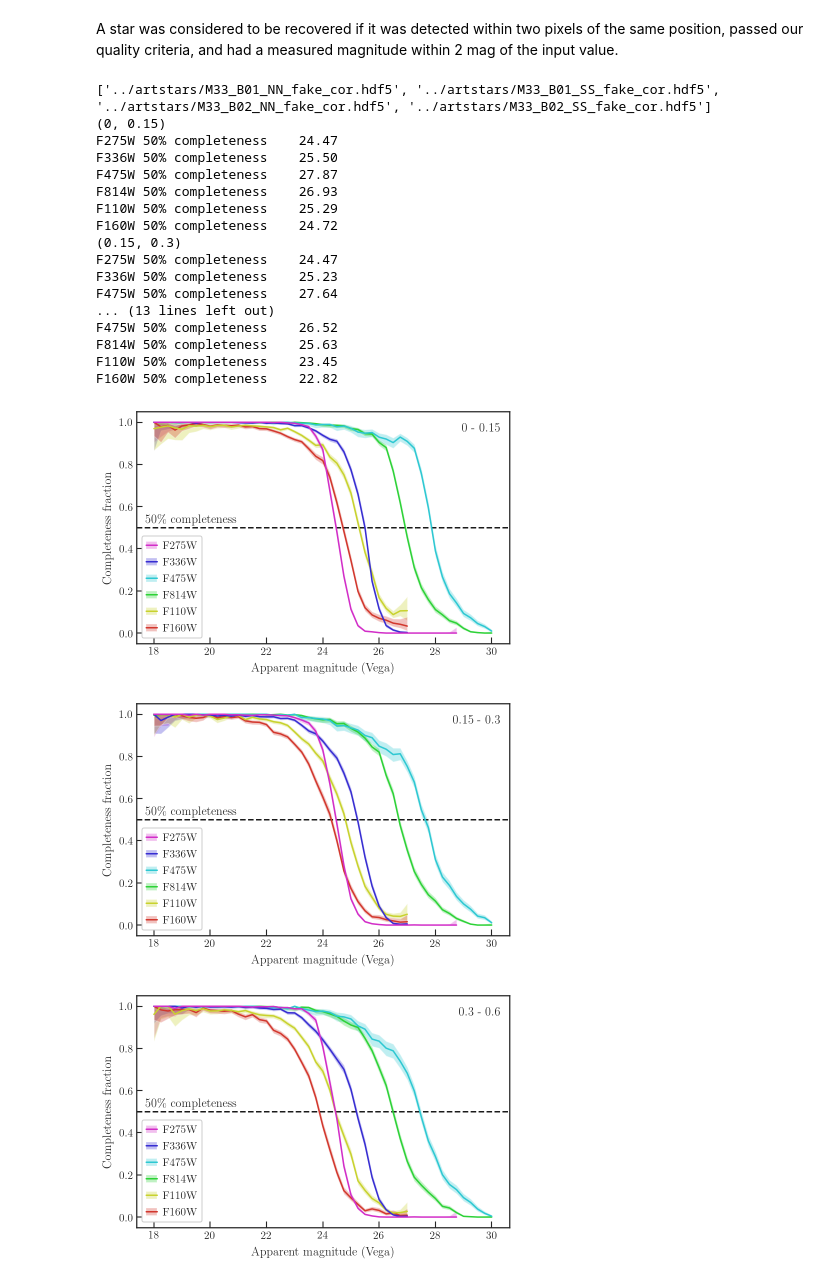
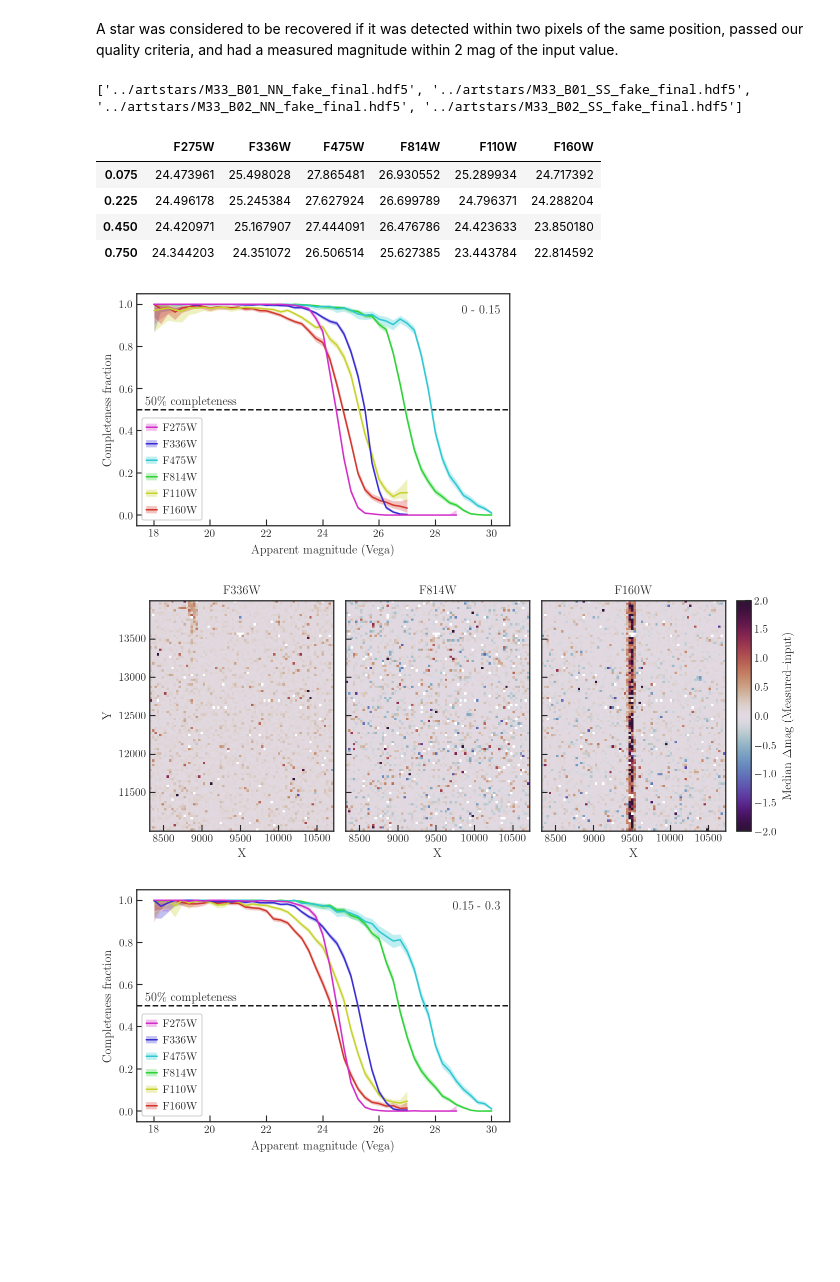
Before and after one commit to meredith-durbin/m33_survey_plots, a Jupyter notebook: AST plots.ipynb, the cells around one changed output. Cells and saved outputs as stored; diff of their text form; code cells hidden in the pictures; blank space fills up the shorter version.

Commit message:
ast bias plots

```diff
--- a/AST plots.ipynb
+++ b/AST plots.ipynb
@@ -103,40 +125,40 @@ def plot_completeness(ds, x0=17.875, x1=30.125, n=50):
 # %%
-infiles = glob.glob('../artstars/M33_B0[1-2]_??_fake_cor.hdf5')
+infiles = glob.glob('../artstars/M33_B0[1-2]_??_fake_final.hdf5')
 print(infiles)
-densities = [(0, 0.15), (0.15, 0.3), (0.3, 0.6), (0.6,)]
+densities = [(0, 0.15), (0.15, 0.3), (0.3, 0.6), (0.6, 10)]
 
-for infile, density in zip(infiles, densities):
-    ds = read_artstars(infile)
-    fig, ax, comp = plot_completeness(ds)
-    print(density)
+ds = read_artstars(glob.glob('../artstars/M33_B0[1-2]_??_fake_final.hdf5'))
+density_bin = np.zeros(ds.length())
+for i, (d0, d1) in enumerate(densities):
+    ds.select(f'(DENSITY >= {d0}) & (DENSITY < {d1})', name=f'd{i}')
+    density = ds.evaluate_selection_mask(f'd{i}')
+    density_bin += density*(i+1)
+ds.add_column('DENSITY_BIN', density_bin)
+
+filters = ['F275W','F336W','F475W','F814W','F110W','F160W']
+df_comp = pd.DataFrame(columns=filters, index=[1,2,3,4], data=np.nan)
+for i, (infile, density) in enumerate(zip(infiles, densities)):
+    fig, ax, comp = plot_completeness(ds[ds.DENSITY_BIN == i+1])
     for f in ['F275W','F336W','F475W','F814W','F110W','F160W']:
-        p50_idx = (comp[f'{f} 50% completeness'] - 0.5).abs().idxmin()
-        lo, hi = comp.loc[p50_idx, [f'{f}_lo', f'{f}_hi']].values
-        print(f'{f} 50% completeness    {p50_idx:.2f}') # +{hi:.2f}-{lo:.2f}
-    txt = f'{density[0]} - {density[1]}' if len(density) == 2 else f'{density[0]}+'
+        p50_idx = (comp[f] - 0.5).abs().idxmin()
+        df_comp.loc[i+1, f] = p50_idx
+    txt = f'{density[0]} - {density[1]}' if (density[1] < 5) else f'{density[0]}+'
     ax.text(0.975, 0.95, txt, va='top', ha='right', transform=ax.transAxes)
     ax.text(0.025, 0.51, '50\% completeness', va='bottom', ha='left', transform=ax.transAxes)
-    name = infile.split('/')[-1].replace('_fake_cor.hdf5', '_comp.pdf')
+    name = infile.split('/')[-1].split('_fake')[0]
     fig.tight_layout()
-    fig.savefig(f'survey_paper_figures/{name}', bbox_inches='tight')
+    fig.savefig(f'survey_paper_figures/{name}_comp.pdf', bbox_inches='tight')
+    fig = plot_xy_delta(read_artstars(infile))
+    fig.savefig(f'survey_paper_figures/{name}_xy_delta.pdf', bbox_inches='tight')
+df_comp.set_index(pd.Index([0.075, 0.225, 0.45, 0.75]), inplace=True)
+df_comp
 # %% [output]
-['../artstars/M33_B01_NN_fake_cor.hdf5', '../artstars/M33_B01_SS_fake_cor.hdf5', '../artstars/M33_B02_NN_fake_cor.hdf5', '../artstars/M33_B02_SS_fake_cor.hdf5']
-(0, 0.15)
-F275W 50% completeness    24.47
-F336W 50% completeness    25.50
-F475W 50% completeness    27.87
-F814W 50% completeness    26.93
-F110W 50% completeness    25.29
-F160W 50% completeness    24.72
-(0.15, 0.3)
-F275W 50% completeness    24.47
-F336W 50% completeness    25.23
-F475W 50% completeness    27.64
-... (13 lines left out)
-F475W 50% completeness    26.52
-F814W 50% completeness    25.63
-F110W 50% completeness    23.45
-F160W 50% completeness    22.82
+['../artstars/M33_B01_NN_fake_final.hdf5', '../artstars/M33_B01_SS_fake_final.hdf5', '../artstars/M33_B02_NN_fake_final.hdf5', '../artstars/M33_B02_SS_fake_final.hdf5']
+|  | F275W | F336W | F475W | F814W | F110W | F160W |
+| 0.075 | 24.473961 | 25.498028 | 27.865481 | 26.930552 | 25.289934 | 24.717392 |
+| 0.225 | 24.496178 | 25.245384 | 27.627924 | 26.699789 | 24.796371 | 24.288204 |
+| 0.450 | 24.420971 | 25.167907 | 27.444091 | 26.476786 | 24.423633 | 23.850180 |
+| 0.750 | 24.344203 | 24.351072 | 26.506514 | 25.627385 | 23.443784 | 22.814592 |
 [figure]
-[figure, old version]
+[figure, new version]
-[figure, old version]
+[figure, new version]
```
Also changed, not shown: parts of 9 cells of this notebook, 11 other files.
